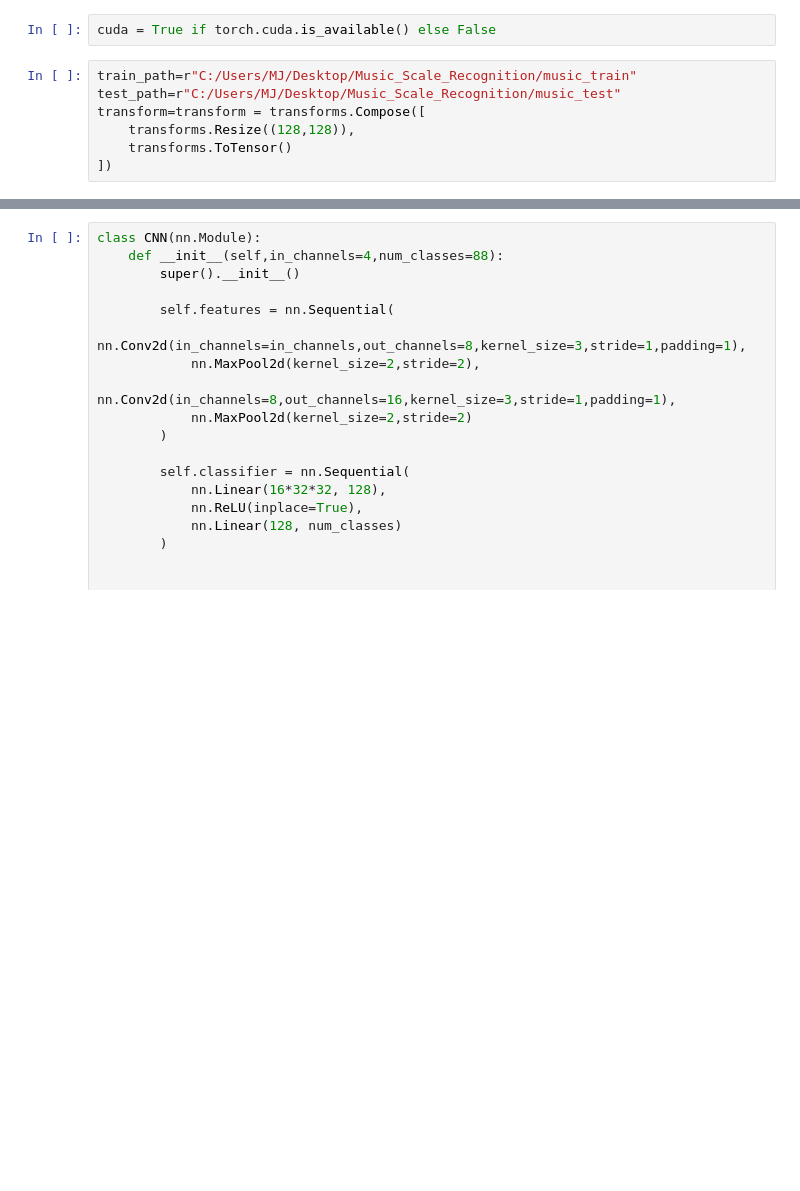
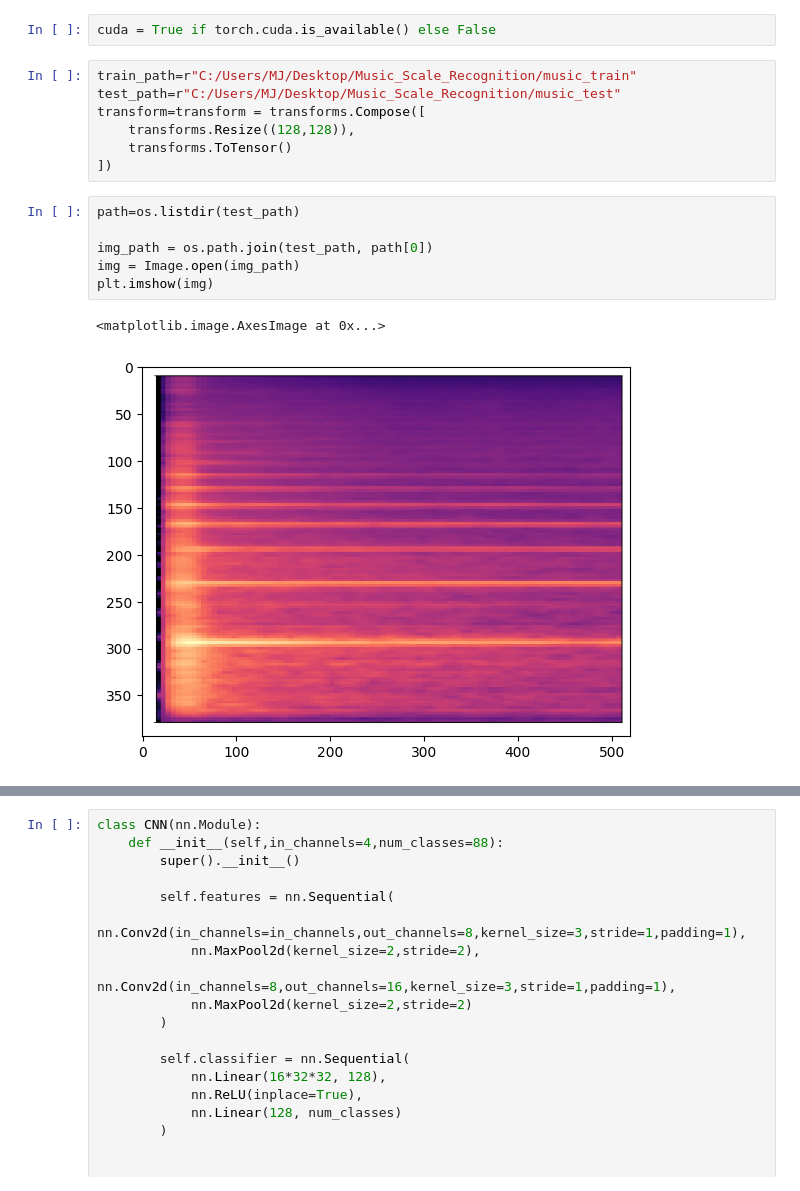
Before and after one commit to mindymj777/Music_Scale_Recognition, a Jupyter notebook: 611121203.ipynb, the cells around one changed output, grey strips where cells are left out. Drawn from its saved outputs; the diff is of its cells as text; blank space fills up the shorter version.

```diff
--- a/611121203.ipynb
+++ b/611121203.ipynb
@@ -28,6 +28,15 @@ transform=transform = transforms.Compose([
     transforms.Resize((128,128)),
     transforms.ToTensor()
 ])
+# %%
+path=os.listdir(test_path)
+
+img_path = os.path.join(test_path, path[0])
+img = Image.open(img_path)
+plt.imshow(img)
+# %% [output]
+<matplotlib.image.AxesImage at 0x...>
+[figure, added]
 # %%
 class MusicDataset(Dataset):
     def __init__(self,root_dir,transform=None,is_train=True):
```
Also changed, not shown: parts of 8 cells of this notebook, 1 other file.
